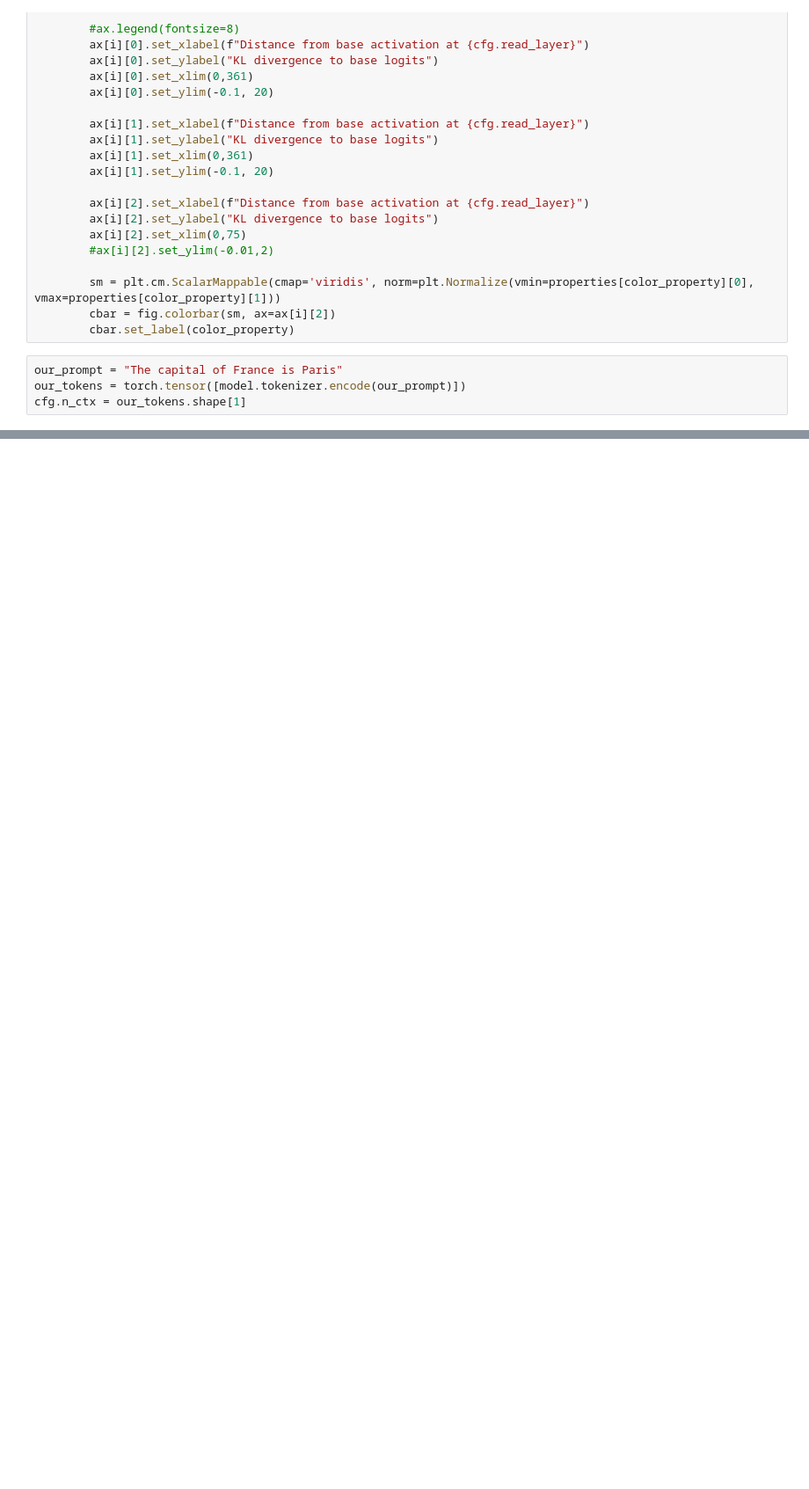
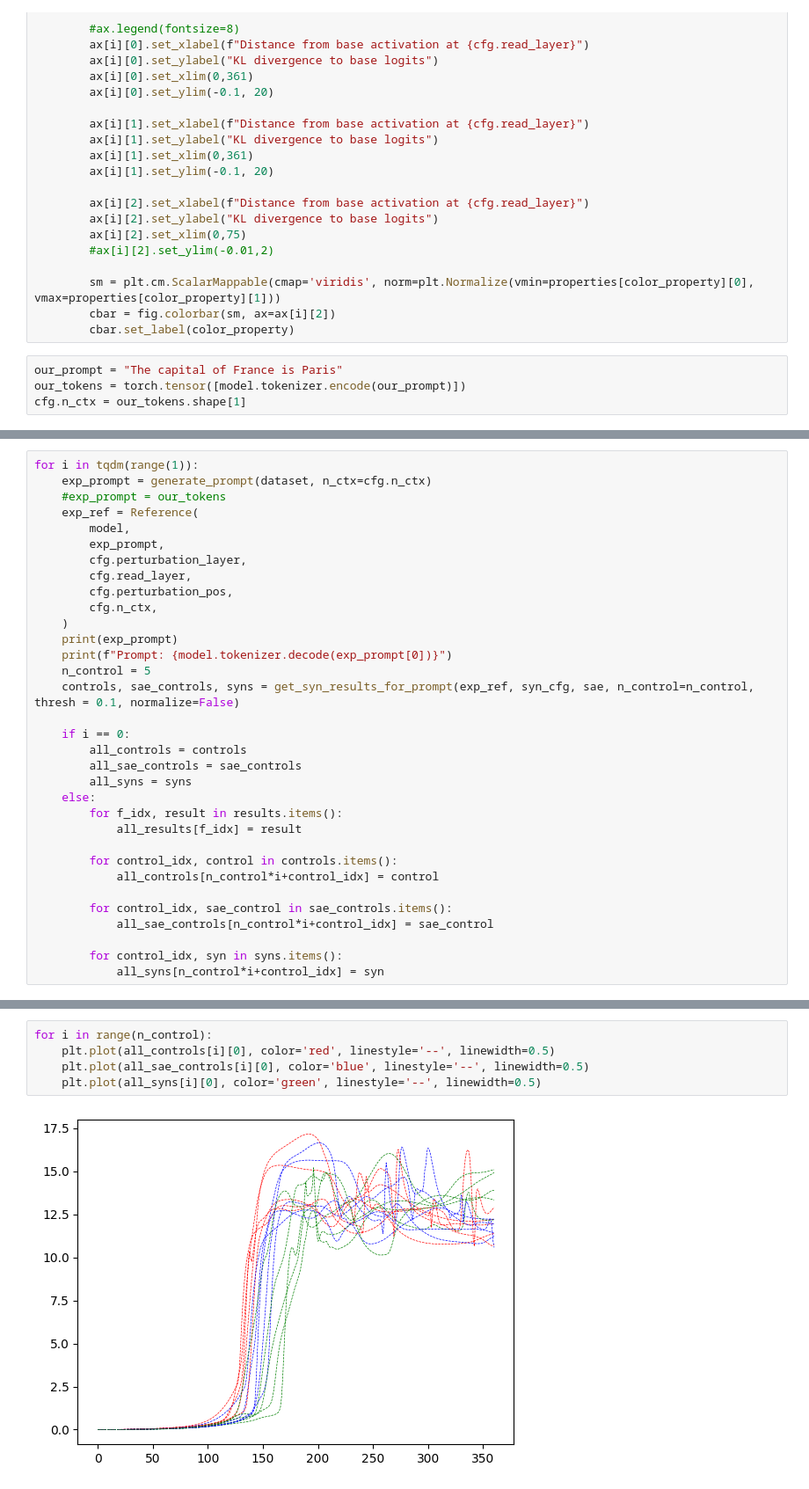
Before and after one commit to jettjaniak/teren, a Jupyter notebook: notebooks/experiments.ipynb, the cells around one changed output, grey strips where cells are left out. Shown at 88% size. Drawn from its saved outputs; the diff is of its cells as text; blank space fills up the shorter version.

```diff
--- a/notebooks/experiments.ipynb
+++ b/notebooks/experiments.ipynb
@@ -411,0 +421,33 @@ fig.show()
+# %%
+for i in tqdm(range(1)):
+    exp_prompt = generate_prompt(dataset, n_ctx=cfg.n_ctx)
+    #exp_prompt = our_tokens
+    exp_ref = Reference(
+        model,
+        exp_prompt,
+        cfg.perturbation_layer,
+        cfg.read_layer,
+        cfg.perturbation_pos,
+        cfg.n_ctx,
+    )
+    print(exp_prompt)
+    print(f"Prompt: {model.tokenizer.decode(exp_prompt[0])}")
+    n_control = 5
+    controls, sae_controls, syns = get_syn_results_for_prompt(exp_ref, syn_cfg, sae, n_control=n_control, thresh = 0.1, normalize=False)
+
+    if i == 0:
+        all_controls = controls
+        all_sae_controls = sae_controls
+        all_syns = syns
+    else:
+        for f_idx, result in results.items():
+            all_results[f_idx] = result
+
+        for control_idx, control in controls.items():
+            all_controls[n_control*i+control_idx] = control
+
+        for control_idx, sae_control in sae_controls.items():
+            all_sae_controls[n_control*i+control_idx] = sae_control
+
+        for control_idx, syn in syns.items():
+            all_syns[n_control*i+control_idx] = syn
@@ -411,0 +482,7 @@ fig.show()
+# %%
+for i in range(n_control):
+    plt.plot(all_controls[i][0], color='red', linestyle='--', linewidth=0.5)
+    plt.plot(all_sae_controls[i][0], color='blue', linestyle='--', linewidth=0.5)
+    plt.plot(all_syns[i][0], color='green', linestyle='--', linewidth=0.5)
+# %% [output]
+[figure, added]
```
Also changed, not shown: parts of 14 cells of this notebook, 1 other file.
